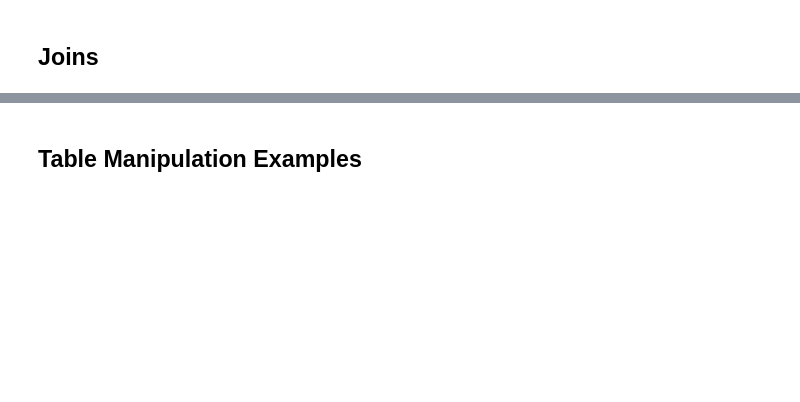
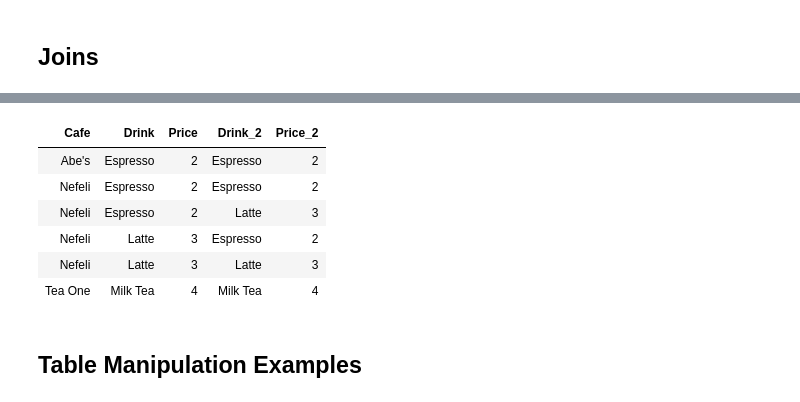
Before and after one commit to data-8/materials-sp19, a Jupyter notebook: lec/lec11.ipynb, the cells around one changed output, grey strips where cells are left out. Saved outputs shown, nothing was run; the diff lists cells and outputs as text; code cells hidden in the pictures; blank space fills up the shorter version.

```diff
--- a/lec/lec11.ipynb
+++ b/lec/lec11.ipynb
@@ -36,3 +198,13 @@ discounts
+# %%
+drinks.join('Cafe', drinks)
+# %% [output]
+| Cafe | Drink | Price | Drink_2 | Price_2 |
+| Abe's | Espresso | 2 | Espresso | 2 |
+| Nefeli | Espresso | 2 | Espresso | 2 |
+| Nefeli | Espresso | 2 | Latte | 3 |
+| Nefeli | Latte | 3 | Espresso | 2 |
+| Nefeli | Latte | 3 | Latte | 3 |
+| Tea One | Milk Tea | 4 | Milk Tea | 4 |
 # %% [markdown]
 ## Table Manipulation Examples ##
 # %%
```
Also changed, not shown: parts of 27 cells of this notebook.
